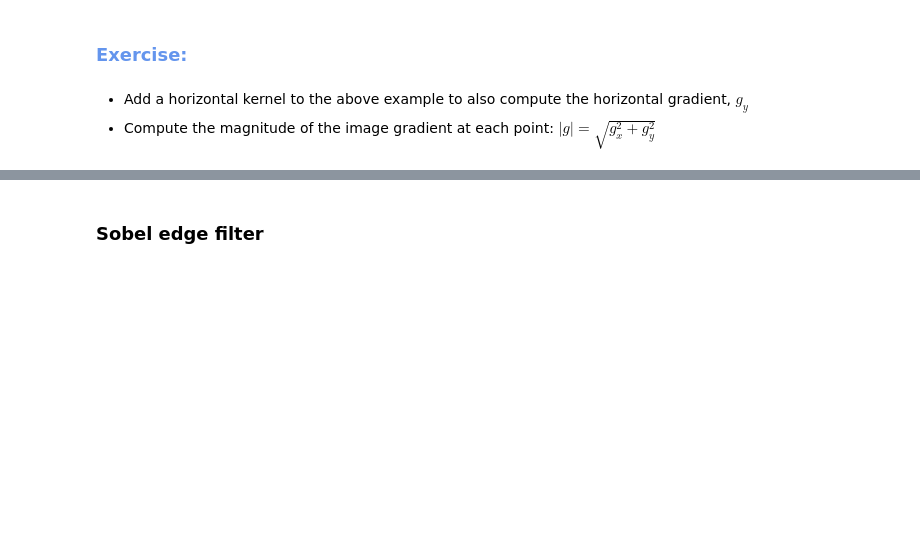
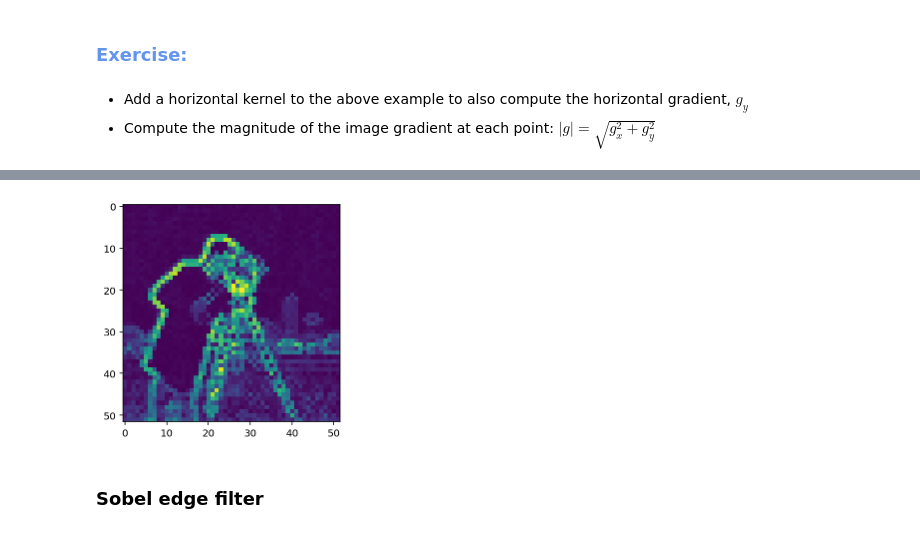
Before and after one commit to sofroniewn/tutorial-scipy2021-bioimage-analysis-fundamentals, a Jupyter notebook: lectures/1_image_filters.ipynb, the cells around one changed output, grey strips where cells are left out. Drawn from its saved outputs; the diff is of its cells as text; code cells hidden in the pictures; blank space fills up the shorter version.

```diff
--- a/lectures/1_image_filters.ipynb
+++ b/lectures/1_image_filters.ipynb
@@ -526,3 +633,10 @@ ax.imshow(gradient_vertical);
+# %%
+gradient_magnitude = np.sqrt(np.power(gradient_vertical, 2) + np.power(gradient_horizontal, 2))
+
+fig, ax = plt.subplots()
+ax.imshow(gradient_magnitude);
+# %% [output]
+[figure, added]
 # %% [markdown]
 ### Sobel edge filter
 # %% [markdown]
```
Also changed, not shown: parts of 43 cells of this notebook, 10 other files.
